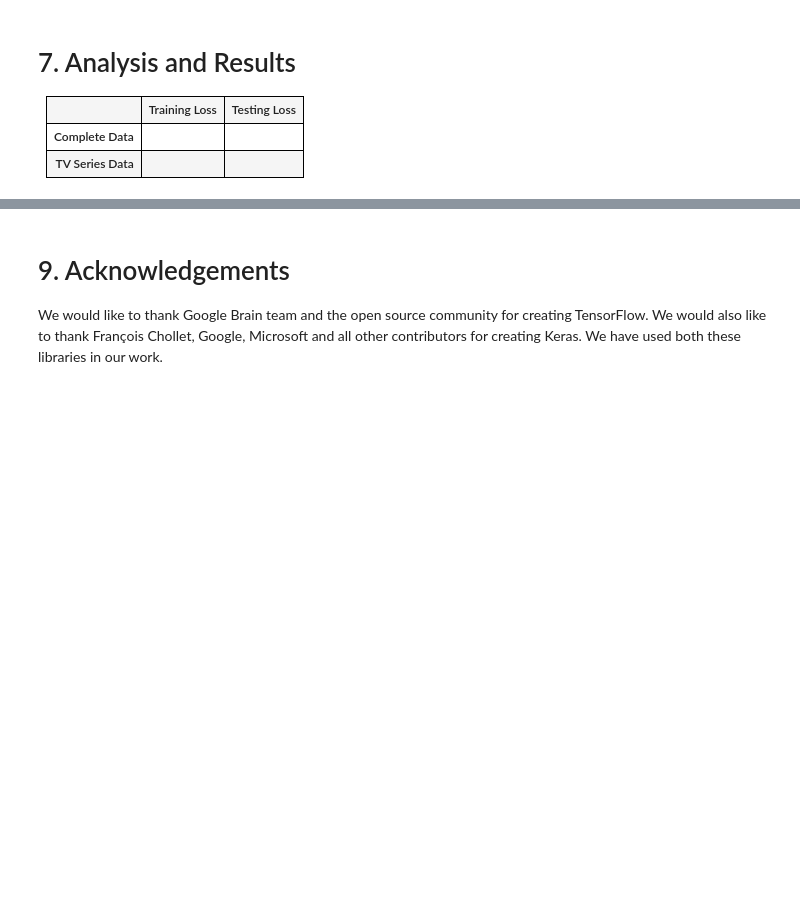
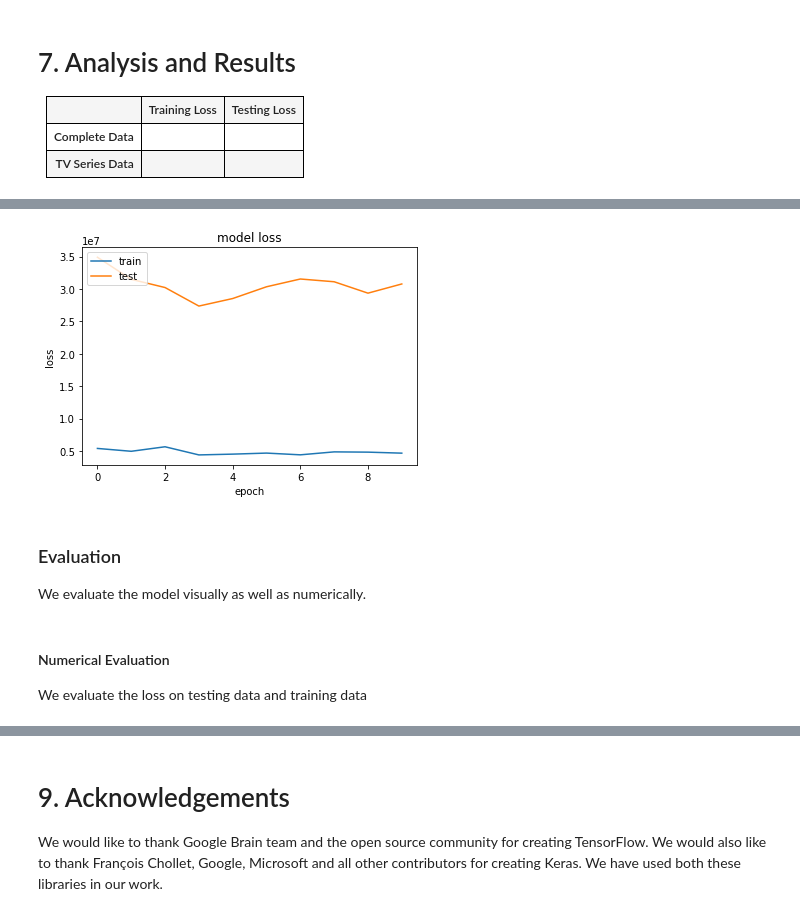
Before and after one commit to TheSPD/CS671-Web-Traffic-Analysis, a Jupyter notebook: Final_report.ipynb, the cells around one changed output, grey strips where cells are left out. Cells and saved outputs as stored; diff of their text form; code cells hidden in the pictures; blank space fills up the shorter version.

```diff
--- a/Final_report.ipynb
+++ b/Final_report.ipynb
@@ -61,0 +199,10 @@ as opposed to political figures like Donald Trump, where you can see a sudden sp
+# %%
+source_TV = np.reshape(source_TV, (-1,1))
+access_TV = np.reshape(access_TV, (-1,1))
+agent_TV = np.reshape(agent_TV, (-1,1))
+
+enc = preprocessing.OneHotEncoder()
+
+source_TV = enc.fit_transform(source_TV)
+access_TV = enc.fit_transform(access_TV)
+agent_TV = enc.fit_transform(agent_TV)
@@ -61,0 +315,8 @@ as opposed to political figures like Donald Trump, where you can see a sudden sp
+# %%
+# Splitting the dataset into the Training set and Test set
+X_TV_train, X_TV_test, y_TV_train, y_TV_test = train_test_split(X_TV, y_TV, test_size = 0.2, shuffle=False)
+
+y_TV_train = np.reshape(y_TV_train,(-1,1))
+y_TV_test = np.reshape(y_TV_test, (-1,1))
+
+print X_TV_train.shape
@@ -61,0 +364,18 @@ as opposed to political figures like Donald Trump, where you can see a sudden sp
+# %%
+# Initialising the RNN
+regressor_TV = Sequential()
+
+# Adding the input layerand the LSTM layer
+regressor_TV.add(LSTM(units = 32, activation = 'relu', input_shape = (X_TV_train.shape[1], X_TV_train.shape[2])))
+
+
+# Adding the output layer
+regressor_TV.add(Dense(units = 1))
+
+tensorboard = TensorBoard(log_dir="logs_TV/{}".format(time()))
+
+# Compiling the RNN
+regressor_TV.compile(optimizer = 'adam', loss = 'mean_squared_error')
+
+# Fitting the RNN to the Training set
+history_TV = regressor_TV.fit(X_TV_train, y_TV_train, validation_split=0.33, batch_size = 32, epochs = 10, verbose = 1, callbacks=[tensorboard])
@@ -82,0 +441,17 @@ as opposed to political figures like Donald Trump, where you can see a sudden sp
+# %%
+# summarize history for loss
+plt.plot(history_TV.history['loss'])
+plt.plot(history_TV.history['val_loss'])
+plt.title('model loss')
+plt.ylabel('loss')
+plt.xlabel('epoch')
+plt.legend(['train', 'test'], loc='upper left')
+plt.show()
+# %% [output]
+[figure, added]
+# %% [markdown]
+### Evaluation
+We evaluate the model visually as well as numerically.
+# %% [markdown]
+#### Numerical Evaluation
+We evaluate the loss on testing data and training data
```
Also changed, not shown: parts of 44 cells of this notebook, 6 other files.
